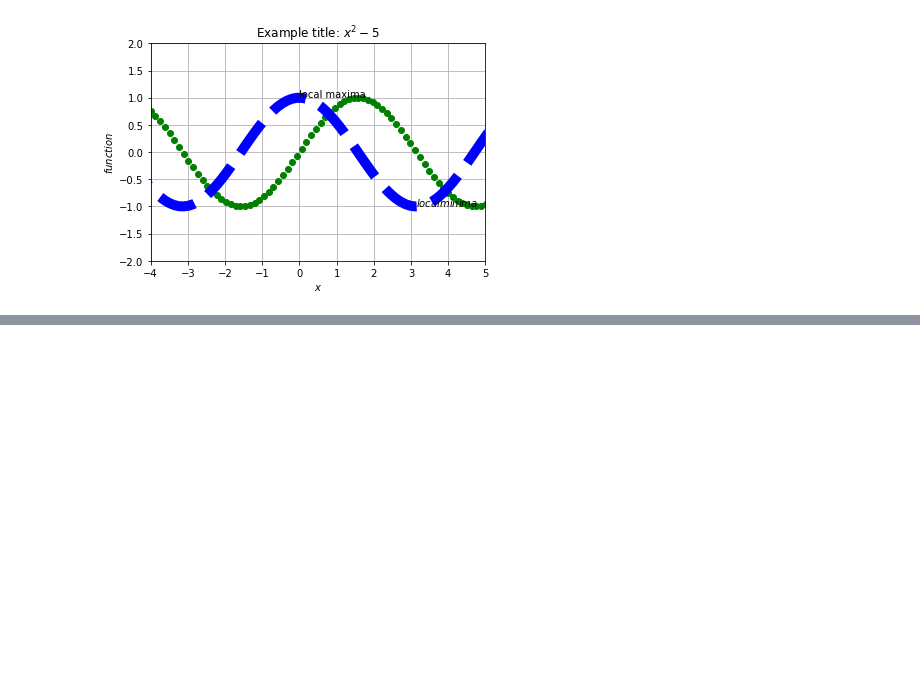
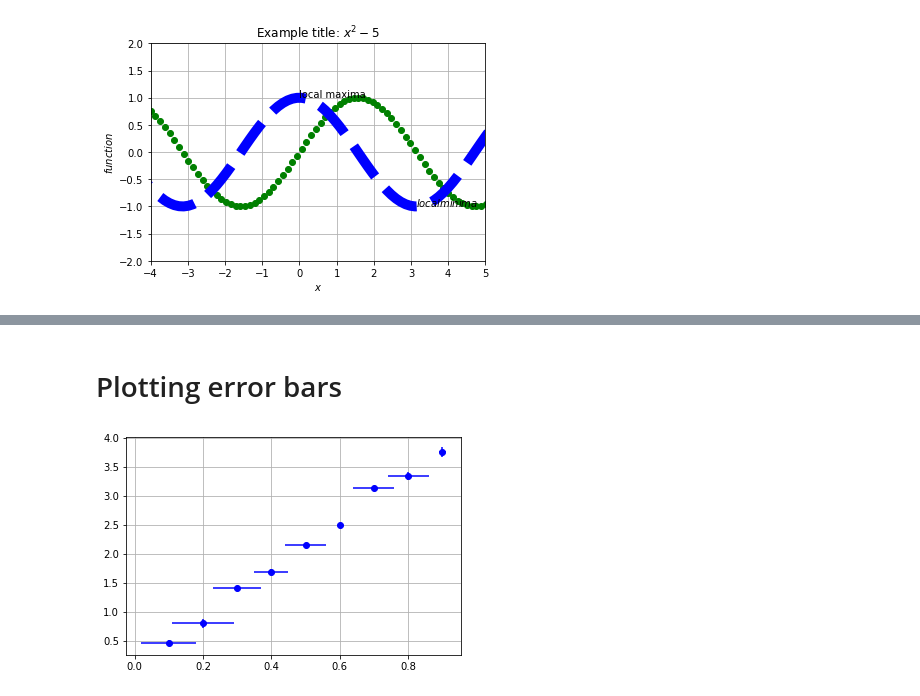
Before and after one commit to rsatwik/PythonPractise, a Jupyter notebook: SpokenTutorial_python.ipynb, the cells around one changed output, grey strips where cells are left out. Drawn from its saved outputs; the diff is of its cells as text; code cells hidden in the pictures; blank space fills up the shorter version.

```diff
--- a/SpokenTutorial_python.ipynb
+++ b/SpokenTutorial_python.ipynb
@@ -48,0 +87,12 @@ Embellishing plots
+# %% [markdown]
+# Plotting error bars
+# %%
+l=[0.1, 0.2, 0.3, 0.4, 0.5, 0.6, 0.7, 0.8, 0.9]
+t=[0.69, 0.90, 1.19, 1.30, 1.47, 1.58, 1.77, 1.83, 1.94]
+tSquare=np.square(t)
+deltaL=[0.08,0.09,0.07,0.05,0.06,0.00,0.06,0.06,0.01]
+deltaT=[0.04,0.08,0.03,0.05,0.03,0.03,0.04,0.07,0.08]
+plt.errorbar(l,tSquare,xerr=deltaL,yerr=deltaT,fmt='bo')
+plt.grid(which='both')
+# %% [output]
+[figure, added]
```
Also changed, not shown: parts of 9 cells of this notebook, 2 other files.
